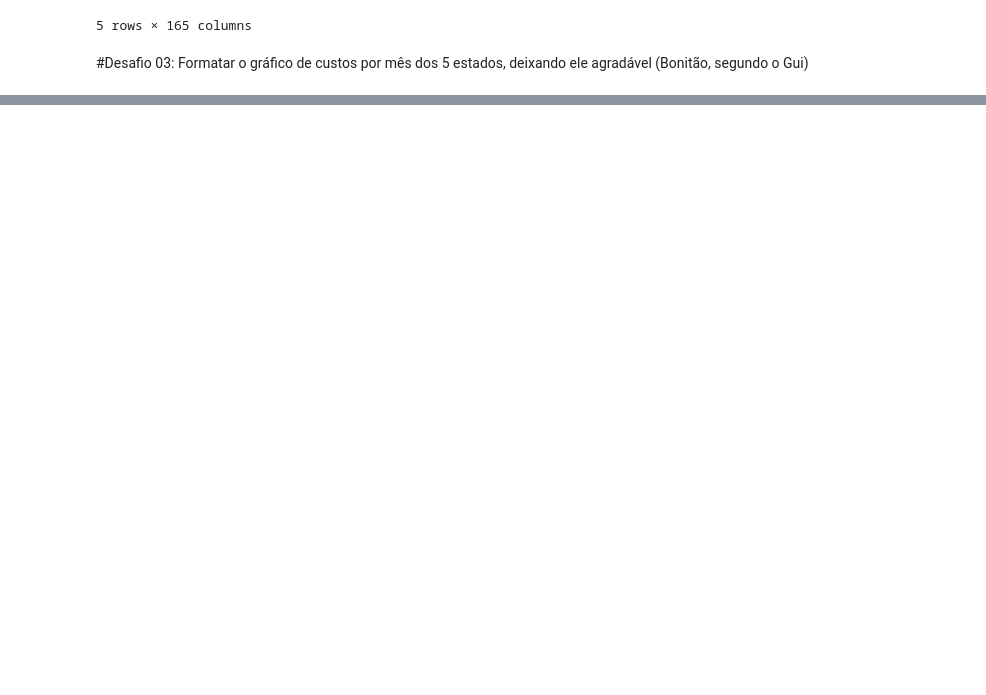
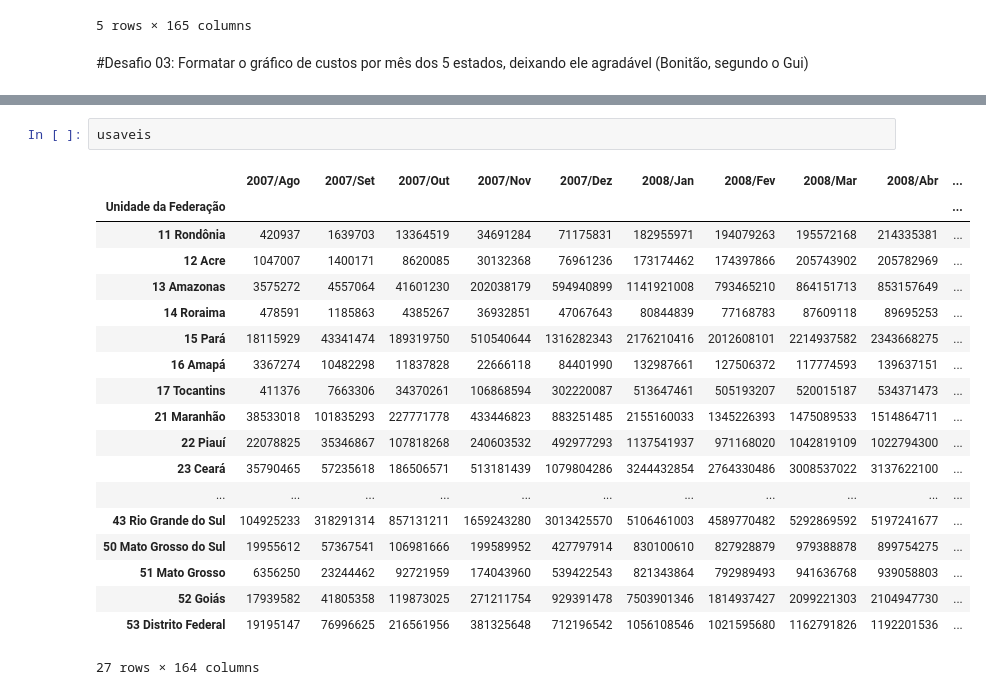
Before and after one commit to laugustovieira/BootCamp---Data-Science, a Jupyter notebook: Desafios_Modulo1_Aula3.ipynb, the cells around one changed output, grey strips where cells are left out. Cells and saved outputs as stored; diff of their text form; blank space fills up the shorter version.

```diff
--- a/Desafios_Modulo1_Aula3.ipynb
+++ b/Desafios_Modulo1_Aula3.ipynb
@@ -84,0 +113,22 @@ plt.show()
+# %%
+usaveis
+# %% [output]
+|  | 2007/Ago | 2007/Set | 2007/Out | 2007/Nov | 2007/Dez | 2008/Jan | 2008/Fev | 2008/Mar | 2008/Abr | ... |
+| Unidade da Federação |  |  |  |  |  |  |  |  |  | ... |
+| 11 Rondônia | 420937 | 1639703 | 13364519 | 34691284 | 71175831 | 182955971 | 194079263 | 195572168 | 214335381 | ... |
+| 12 Acre | 1047007 | 1400171 | 8620085 | 30132368 | 76961236 | 173174462 | 174397866 | 205743902 | 205782969 | ... |
+| 13 Amazonas | 3575272 | 4557064 | 41601230 | 202038179 | 594940899 | 1141921008 | 793465210 | 864151713 | 853157649 | ... |
+| 14 Roraima | 478591 | 1185863 | 4385267 | 36932851 | 47067643 | 80844839 | 77168783 | 87609118 | 89695253 | ... |
+| 15 Pará | 18115929 | 43341474 | 189319750 | 510540644 | 1316282343 | 2176210416 | 2012608101 | 2214937582 | 2343668275 | ... |
+| 16 Amapá | 3367274 | 10482298 | 11837828 | 22666118 | 84401990 | 132987661 | 127506372 | 117774593 | 139637151 | ... |
+| 17 Tocantins | 411376 | 7663306 | 34370261 | 106868594 | 302220087 | 513647461 | 505193207 | 520015187 | 534371473 | ... |
+| 21 Maranhão | 38533018 | 101835293 | 227771778 | 433446823 | 883251485 | 2155160033 | 1345226393 | 1475089533 | 1514864711 | ... |
+| 22 Piauí | 22078825 | 35346867 | 107818268 | 240603532 | 492977293 | 1137541937 | 971168020 | 1042819109 | 1022794300 | ... |
+| 23 Ceará | 35790465 | 57235618 | 186506571 | 513181439 | 1079804286 | 3244432854 | 2764330486 | 3008537022 | 3137622100 | ... |
+| ... | ... | ... | ... | ... | ... | ... | ... | ... | ... | ... |
+| 43 Rio Grande do Sul | 104925233 | 318291314 | 857131211 | 1659243280 | 3013425570 | 5106461003 | 4589770482 | 5292869592 | 5197241677 | ... |
+| 50 Mato Grosso do Sul | 19955612 | 57367541 | 106981666 | 199589952 | 427797914 | 830100610 | 827928879 | 979388878 | 899754275 | ... |
+| 51 Mato Grosso | 6356250 | 23244462 | 92721959 | 174043960 | 539422543 | 821343864 | 792989493 | 941636768 | 939058803 | ... |
+| 52 Goiás | 17939582 | 41805358 | 119873025 | 271211754 | 929391478 | 7503901346 | 1814937427 | 2099221303 | 2104947730 | ... |
+| 53 Distrito Federal | 19195147 | 76996625 | 216561956 | 381325648 | 712196542 | 1056108546 | 1021595680 | 1162791826 | 1192201536 | ... |
+27 rows × 164 columns
```
Also changed, not shown: parts of 3 cells of this notebook.
